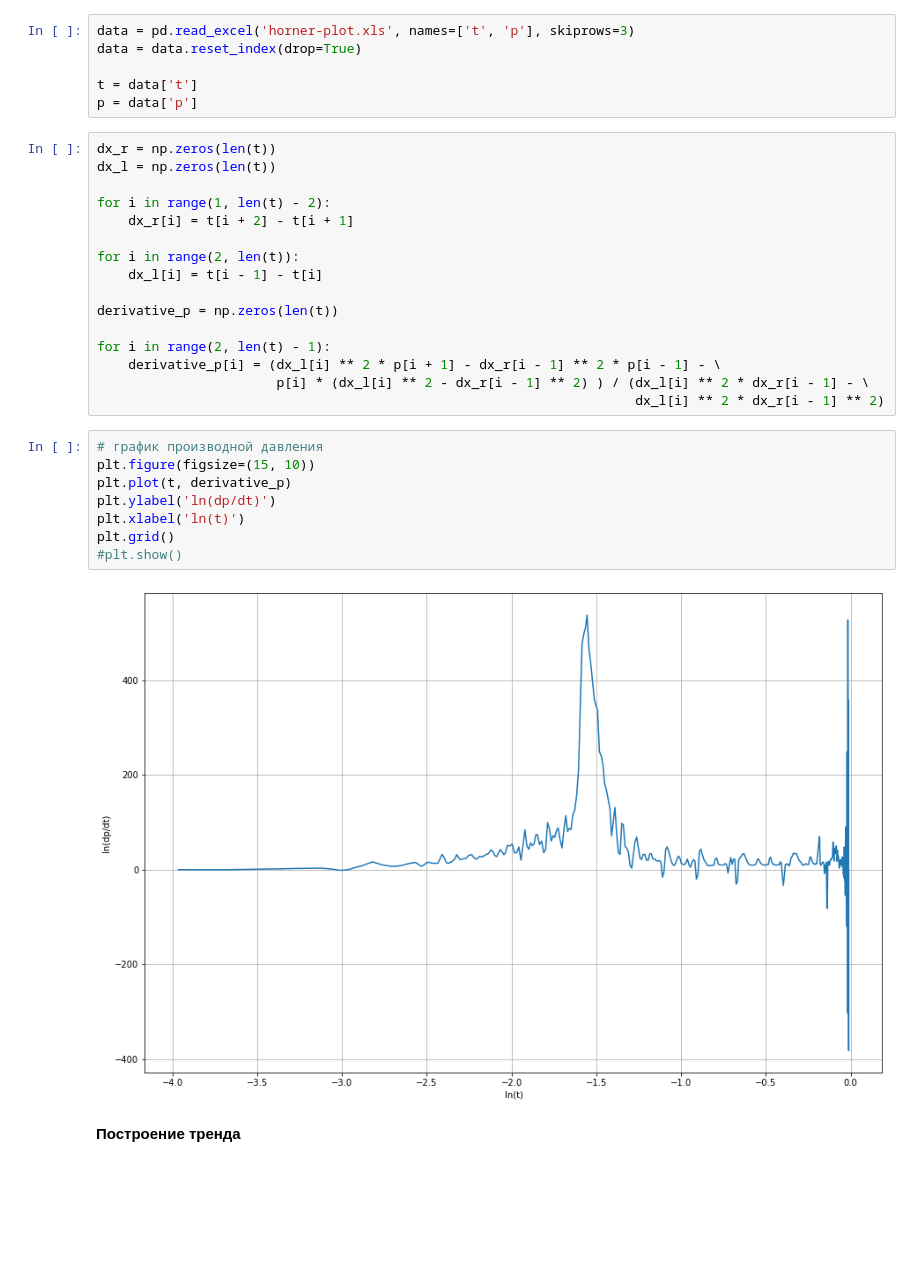
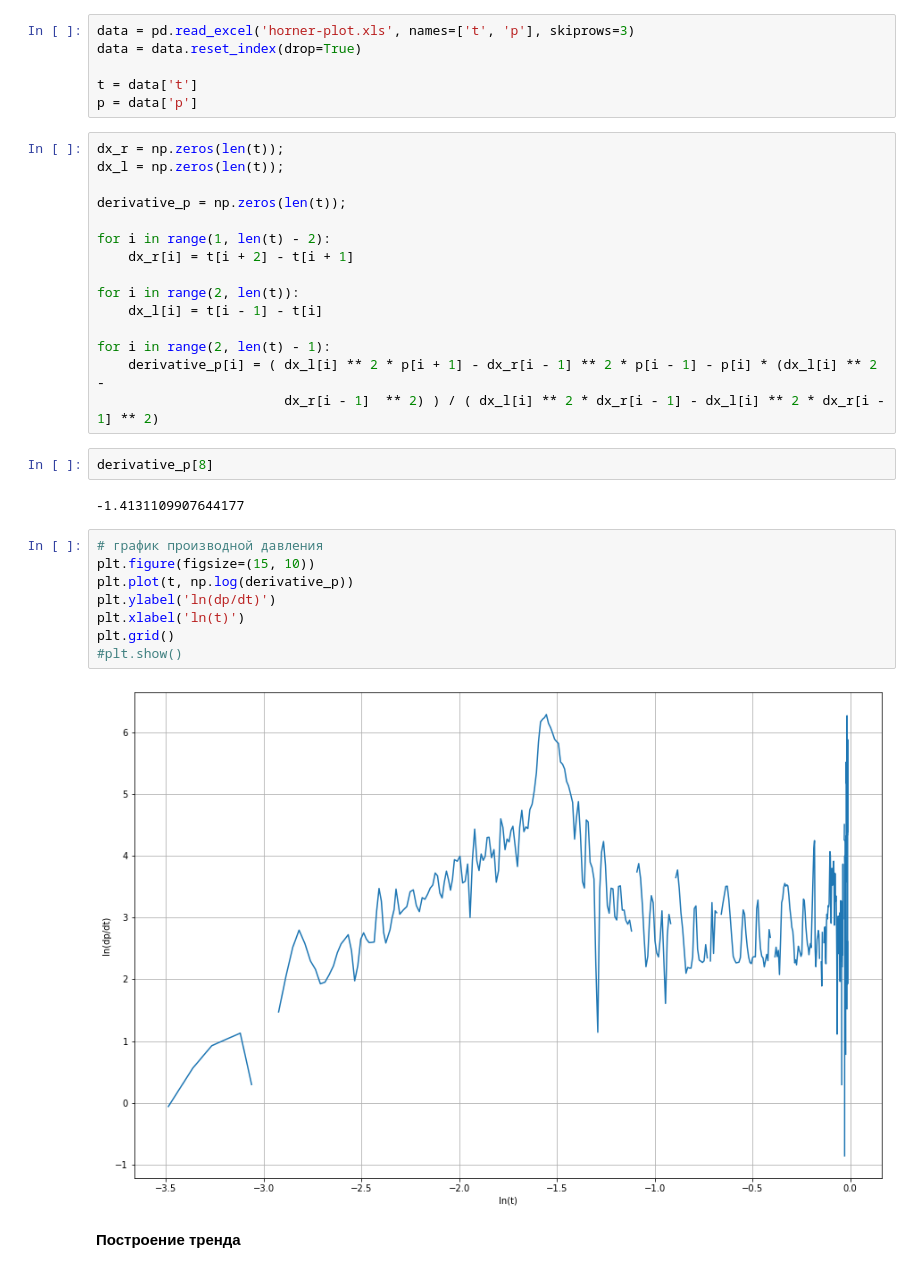
Before and after one commit to ArtemTitorenko/IIlyaMikhailovich, a Jupyter notebook: HW1.ipynb, the cells around one changed output. Cells and saved outputs as stored; diff of their text form; blank space fills up the shorter version.

```diff
--- a/HW1.ipynb
+++ b/HW1.ipynb
@@ -11,8 +11,10 @@ data = data.reset_index(drop=True)
 t = data['t']
 p = data['p']
 # %%
-dx_r = np.zeros(len(t))
-dx_l = np.zeros(len(t))
+dx_r = np.zeros(len(t));
+dx_l = np.zeros(len(t));
+
+derivative_p = np.zeros(len(t));
 
 for i in range(1, len(t) - 2):
     dx_r[i] = t[i + 2] - t[i + 1]
@@ -20,22 +22,23 @@ for i in range(1, len(t) - 2):
 for i in range(2, len(t)):
     dx_l[i] = t[i - 1] - t[i]
 
-derivative_p = np.zeros(len(t))
-
 for i in range(2, len(t) - 1):
-    derivative_p[i] = (dx_l[i] ** 2 * p[i + 1] - dx_r[i - 1] ** 2 * p[i - 1] - \
-                       p[i] * (dx_l[i] ** 2 - dx_r[i - 1] ** 2) ) / (dx_l[i] ** 2 * dx_r[i - 1] - \
-                                                                     dx_l[i] ** 2 * dx_r[i - 1] ** 2)
+    derivative_p[i] = ( dx_l[i] ** 2 * p[i + 1] - dx_r[i - 1] ** 2 * p[i - 1] - p[i] * (dx_l[i] ** 2 -
+                        dx_r[i - 1]  ** 2) ) / ( dx_l[i] ** 2 * dx_r[i - 1] - dx_l[i] ** 2 * dx_r[i - 1] ** 2)
+# %%
+derivative_p[8]
+# %% [output]
+-1.4131109907644177
 # %%
 # график производной давления
 plt.figure(figsize=(15, 10))
-plt.plot(t, derivative_p)
+plt.plot(t, np.log(derivative_p))
 plt.ylabel('ln(dp/dt)')
 plt.xlabel('ln(t)')
 plt.grid()
 #plt.show()
 # %% [output]
-[figure, old version]
+[figure, new version]
 # %% [markdown]
 **Построение тренда**
 # %%
```
Also changed, not shown: 2 other files.
